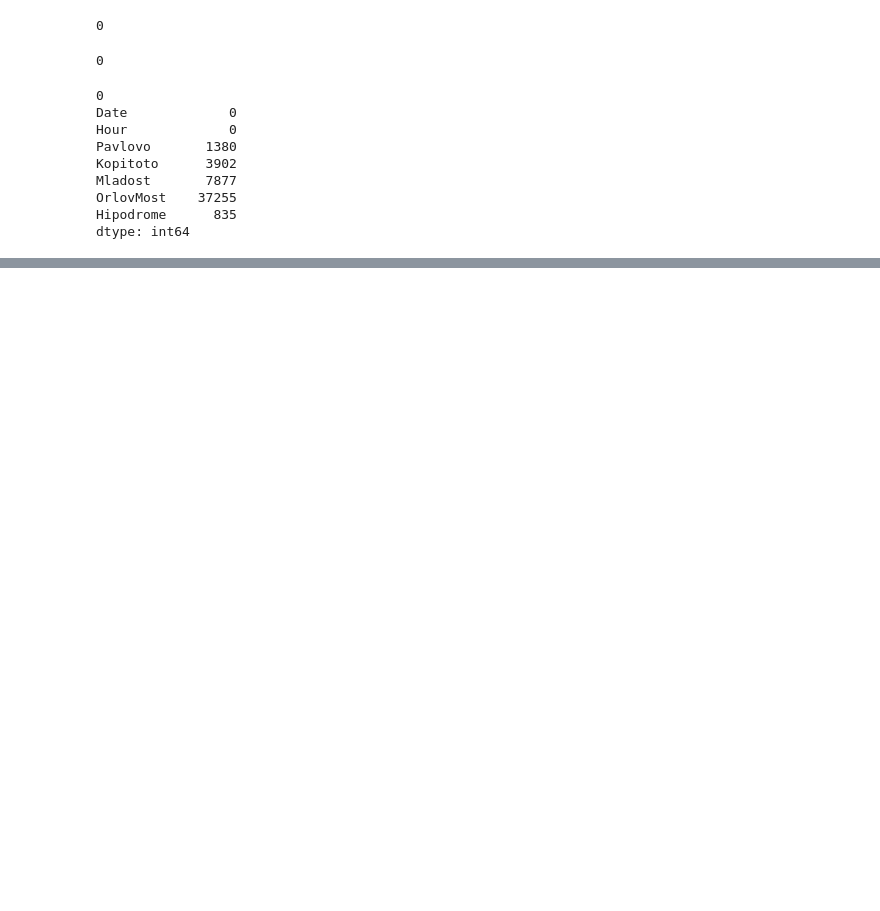
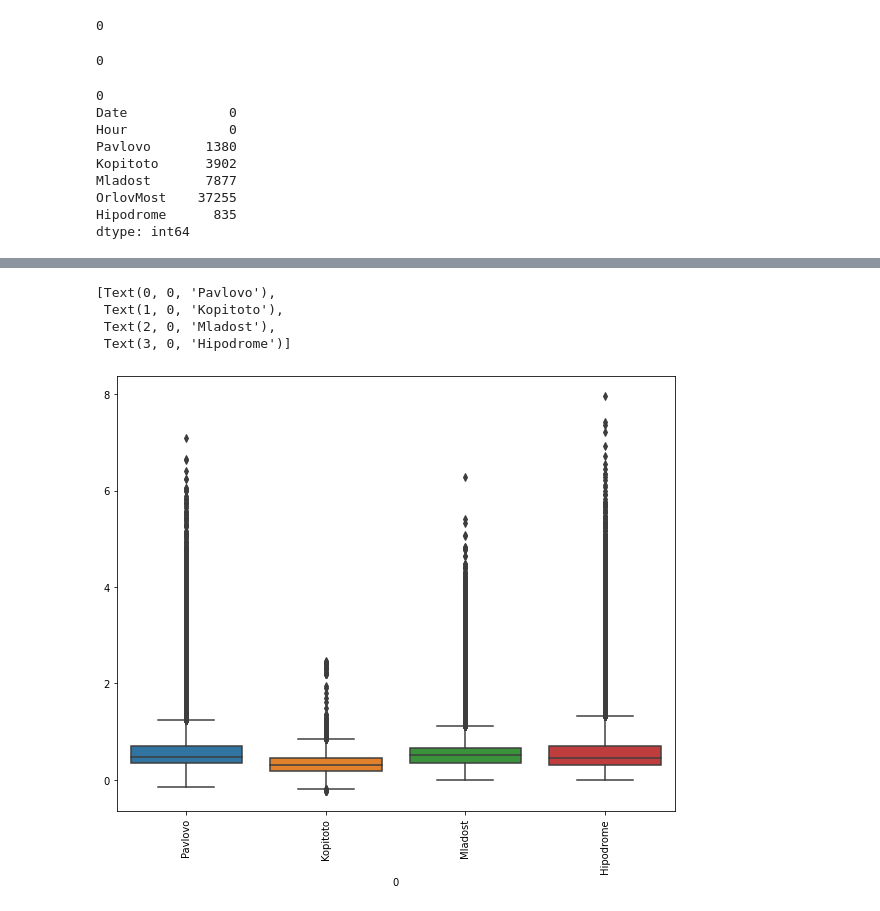
Before and after one commit to TsvetoslavVasev/BIgDataCourseProject, a Jupyter notebook: BigData.ipynb, the cells around one changed output, grey strips where cells are left out. Drawn from its saved outputs; the diff is of its cells as text; code cells hidden in the pictures; blank space fills up the shorter version.

```diff
--- a/BigData.ipynb
+++ b/BigData.ipynb
@@ -103,31 +98,37 @@ Hipodrome      835
 dtype: int64
 # %%
 # Convert string values to float
-co_dataset["OrlovMost"] = pd.to_numeric(co_dataset["OrlovMost"], downcast="float")
 co_dataset["Pavlovo"] = pd.to_numeric(co_dataset["Pavlovo"], downcast="float")
 co_dataset["Kopitoto"] = pd.to_numeric(co_dataset["Kopitoto"], downcast="float")
 co_dataset["Mladost"] = pd.to_numeric(co_dataset["Mladost"], downcast="float")
 co_dataset["Hipodrome"] = pd.to_numeric(co_dataset["Hipodrome"], downcast="float")
 
-fdp_dataset["OrlovMost"] = pd.to_numeric(fdp_dataset["OrlovMost"], downcast="float")
 fdp_dataset["Pavlovo"] = pd.to_numeric(fdp_dataset["Pavlovo"], downcast="float")
 fdp_dataset["Kopitoto"] = pd.to_numeric(fdp_dataset["Kopitoto"], downcast="float")
 fdp_dataset["Mladost"] = pd.to_numeric(fdp_dataset["Mladost"], downcast="float")
 fdp_dataset["Hipodrome"] = pd.to_numeric(fdp_dataset["Hipodrome"], downcast="float")
+fdp_dataset["Druzhba"] = pd.to_numeric(fdp_dataset["Hipodrome"], downcast="float")
+fdp_dataset["Nadezhda"] = pd.to_numeric(fdp_dataset["Hipodrome"], downcast="float")
 # %%
 # Запълваме нълл стойсностите със средното, а не медианата, тъй като нямаме стойности много-над, много-по между останалите стойности за тази колона
 # Fill null's for the column's
-co_dataset['OrlovMost'].fillna((co_dataset['OrlovMost'].mean()), inplace=True)
+co_dataset.drop('OrlovMost',axis='columns', inplace=True)
+#co_dataset['OrlovMost'].fillna((co_dataset['OrlovMost'].mean()), inplace=True)
 co_dataset['Pavlovo'].fillna(method = 'backfill', inplace=True)
 co_dataset['Kopitoto'].fillna(method = 'backfill', inplace=True)
 co_dataset['Mladost'].fillna(method = 'backfill', inplace=True)
 co_dataset['Hipodrome'].fillna(method = 'backfill', inplace=True)
 
-fdp_dataset['OrlovMost'].fillna((fdp_dataset['OrlovMost'].mean()), inplace=True)
+fdp_dataset.drop('OrlovMost',axis='columns', inplace=True)
+fdp_dataset.drop('GaraYana',axis='columns', inplace=True)
+#fdp_dataset['OrlovMost'].fillna((fdp_dataset['OrlovMost'].mean()), inplace=True)
 fdp_dataset['Pavlovo'].fillna(method = 'backfill', inplace=True)
 fdp_dataset['Kopitoto'].fillna(method = 'backfill', inplace=True)
 fdp_dataset['Mladost'].fillna(method = 'backfill', inplace=True)
 fdp_dataset['Hipodrome'].fillna(method = 'backfill', inplace=True)
+fdp_dataset['Druzhba'].fillna(method = 'backfill', inplace=True)
+fdp_dataset['Nadezhda'].fillna(method = 'backfill', inplace=True)
+#fdp_dataset['GaraYana'].fillna((fdp_dataset['GaraYana'].mean()), inplace=True)
 # %%
 co_dataset.isnull().sum()
 # %% [output]
@@ -160,0 +160,13 @@ dtype: int64
+# %%
+co_measures = co_dataset[["Pavlovo", 'Kopitoto', 'Mladost', 'Hipodrome']]
+fdp_measures = fdp_dataset[["Pavlovo", 'Kopitoto', 'Mladost', 'Hipodrome', 'Druzhba', 'Nadezhda']]
+
+fig, ax=plt.subplots(figsize=(10,8))
+bp = sns.boxplot(data = co_measures)
+bp.set_xticklabels(bp.get_xticklabels(), rotation = 90)
+# %% [output]
+[Text(0, 0, 'Pavlovo'),
+ Text(1, 0, 'Kopitoto'),
+ Text(2, 0, 'Mladost'),
+ Text(3, 0, 'Hipodrome')]
+[figure, added]
```
Also changed, not shown: parts of 27 cells of this notebook.
